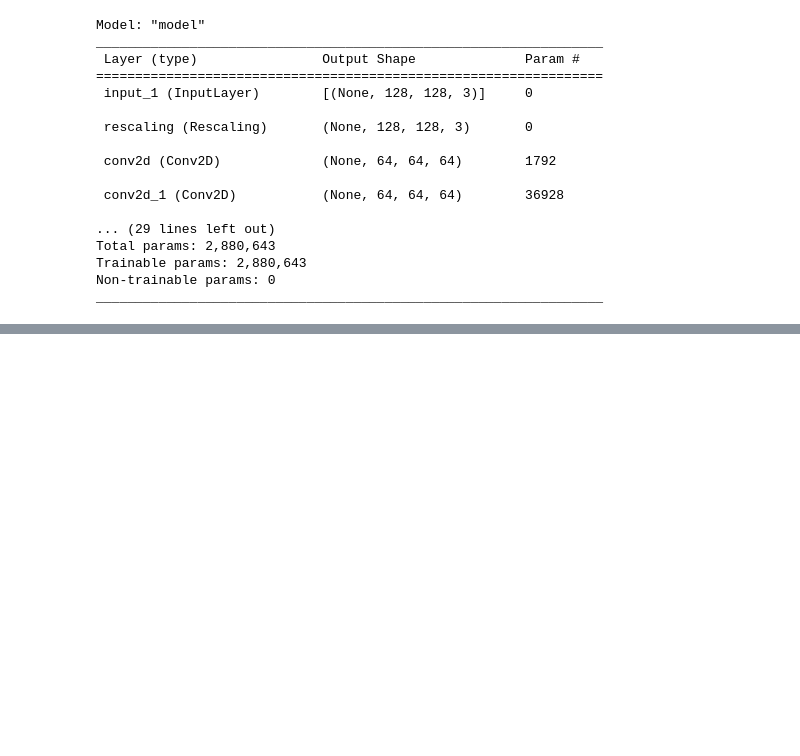
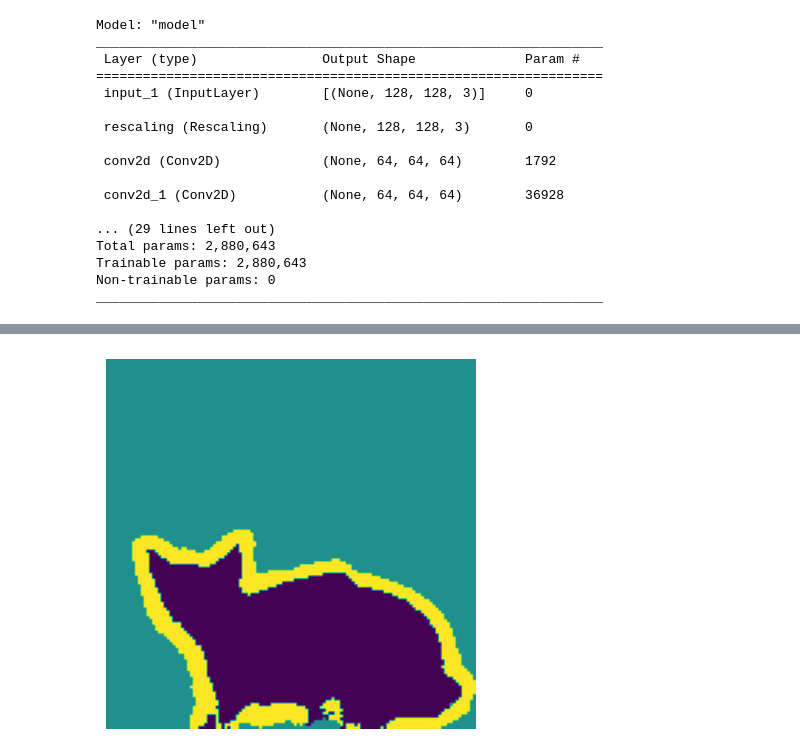
Before and after one commit to imnoans/Keras_AI, a Jupyter notebook: Ch_09/Pets.ipynb, the cells around one changed output, grey strips where cells are left out. Drawn from its saved outputs; the diff is of its cells as text; code cells hidden in the pictures; blank space fills up the shorter version.

```diff
--- a/Ch_09/Pets.ipynb
+++ b/Ch_09/Pets.ipynb
@@ -156,11 +166,4 @@ Epoch 42/50
 # %%
-model = keras.models.load_model('oxford_segmentation.keras')
-
-i = 4
-test_image = val_input_imgs[i]
-plt.axis('off')
-plt.imshow(array_to_img(test_image))
-
 mask = model.predict(np.expand_dims(test_image, 0))[0]
 
 def display_mask(pred) :
@@ -170,3 +173,4 @@ def display_mask(pred) :
     plt.imshow(mask)
 
 display_mask(mask)
+# %% [output]
@@ -172,0 +178 @@ display_mask(mask)
+[figure, added]
```
Also changed, not shown: parts of 3 cells of this notebook.
